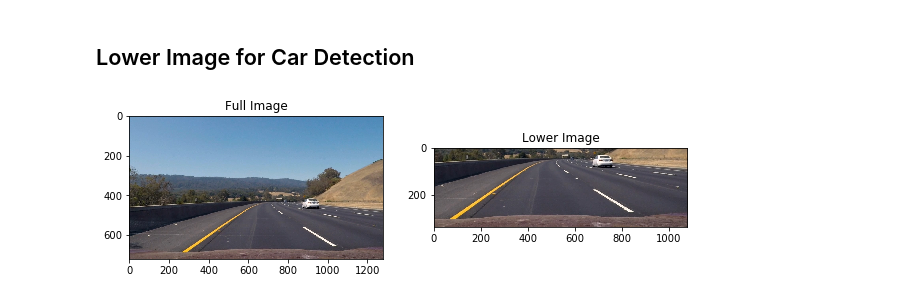
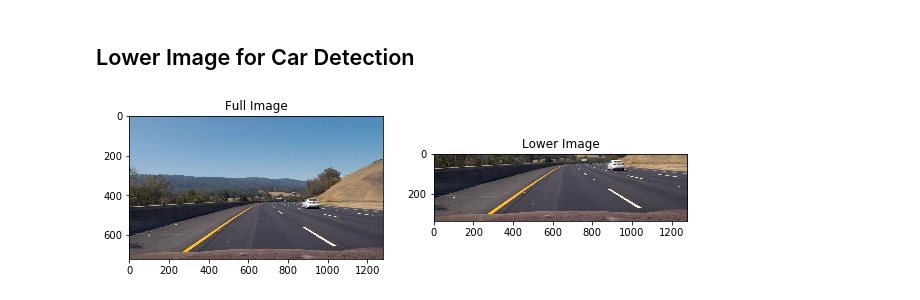
Before and after one commit to drganjoo/CarND-Vehicle-Detection, a Jupyter notebook: training.ipynb, the cells around one changed output. Drawn from its saved outputs; the diff is of its cells as text; code cells hidden in the pictures.

```diff
--- a/training.ipynb
+++ b/training.ipynb
@@ -552,18 +552,18 @@ YCrCb
 # %%
 import matplotlib.pyplot as plt
 from lesson_functions import *
 
 %reload_ext autoreload
 %autoreload 2
 
 img = load_image('./test_images/test3.jpg', "RGB")
-lower = img[380:,200:]
+lower = img[380:,:]
 
 f, (ax1, ax2) = plt.subplots(1,2, figsize=(10,5))
 ax1.imshow(img)
 ax1.set_title('Full Image')
 ax2.imshow(lower)
 ax2.set_title('Lower Image')
 plt.show()
 # %% [output]
-[figure, old version]
+[figure, new version]
```
Also changed, not shown: parts of 11 cells of this notebook, 5 other files.
